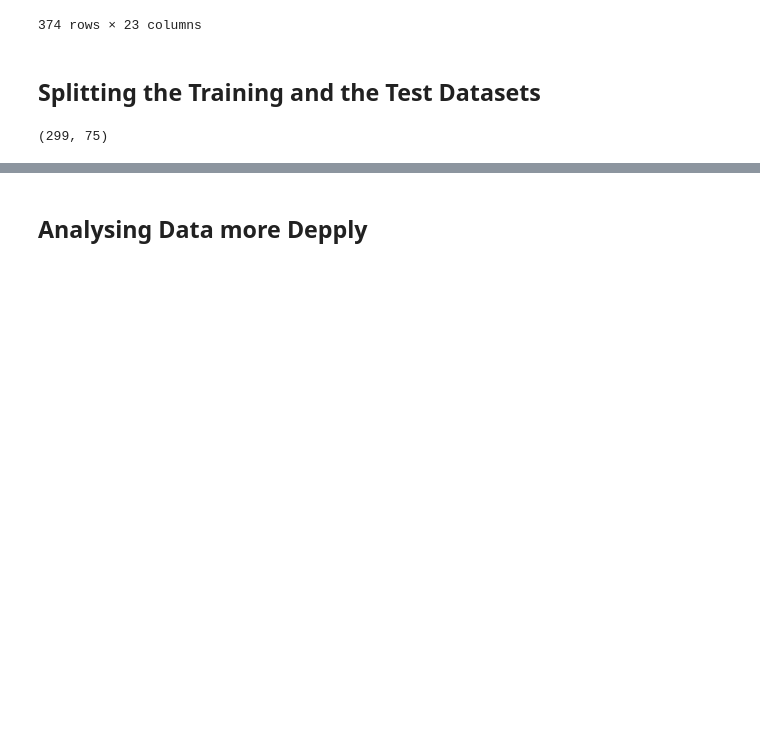
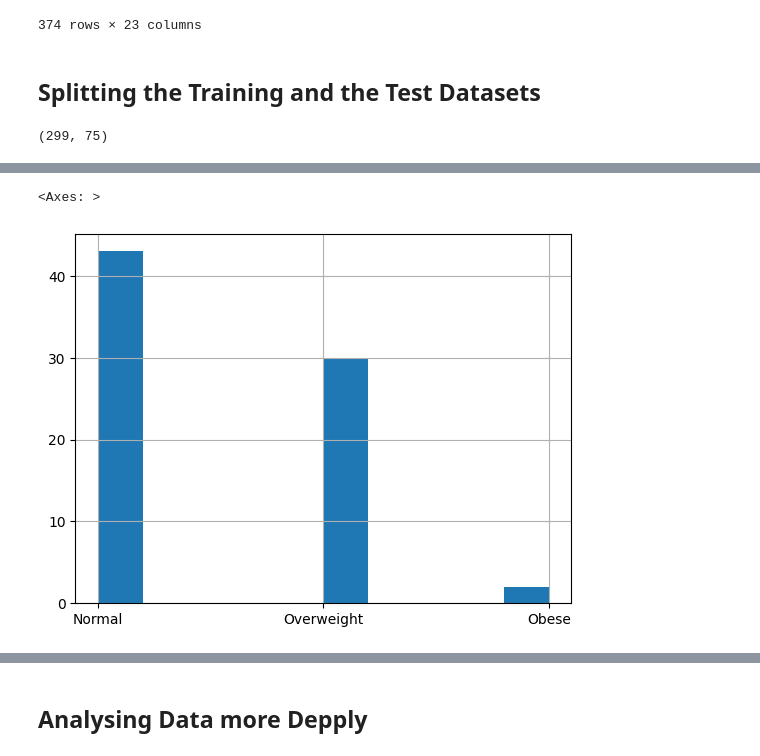
Before and after one commit to RobertoTomchak/knn_hyperparameters_analysis, a Jupyter notebook: analysis.ipynb, the cells around one changed output, grey strips where cells are left out. Drawn from its saved outputs; the diff is of its cells as text; code cells hidden in the pictures; blank space fills up the shorter version.

```diff
--- a/analysis.ipynb
+++ b/analysis.ipynb
@@ -320,0 +334,6 @@ array([[<Axes: title={'center': 'Gender'}>,
+# %%
+# Checking distributions
+test_set["BMI Category"].hist()
+# %% [output]
+<Axes: >
+[figure, added]
```
Also changed, not shown: parts of 65 cells of this notebook.
